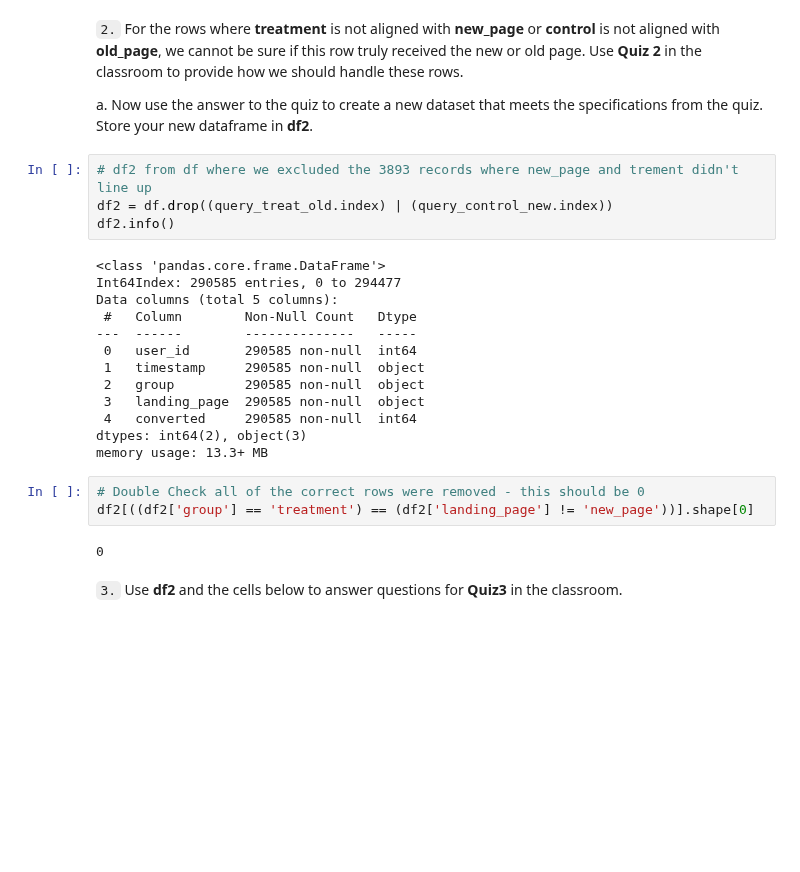
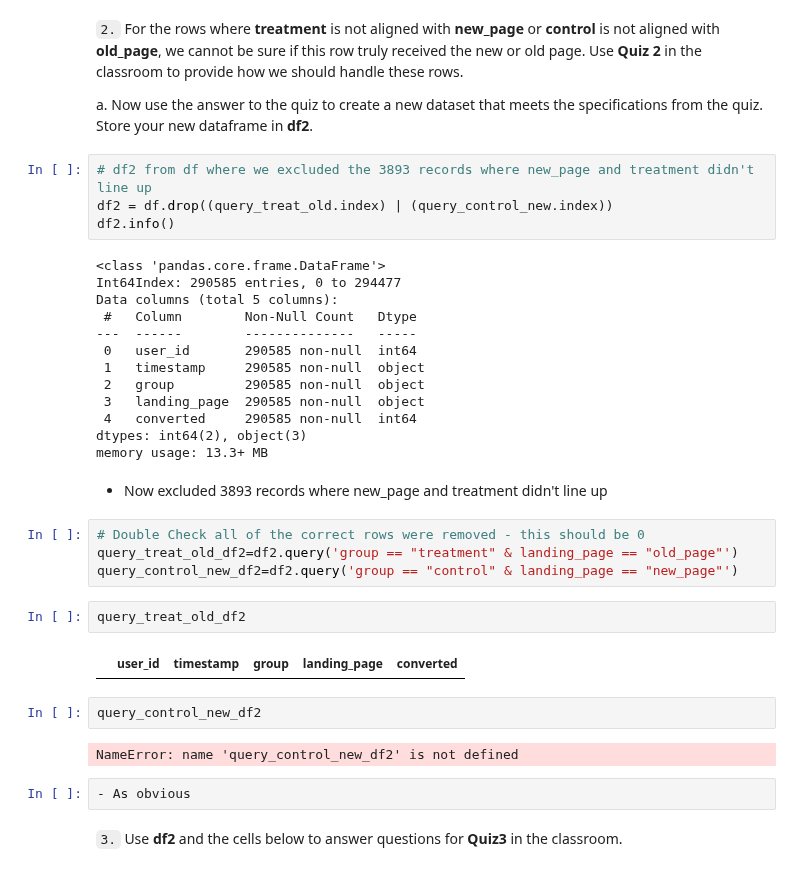
Before and after one commit to Theabdelkader/Analyze-AB-Test-Results, a Jupyter notebook: Analyze_ab_test_results_notebook.ipynb, the cells around one changed output. Drawn from its saved outputs; the diff is of its cells as text; blank space fills up the shorter version.

```diff
--- a/Analyze_ab_test_results_notebook.ipynb
+++ b/Analyze_ab_test_results_notebook.ipynb
@@ -97,7 +97,7 @@ memory usage: 11.2+ MB
 
 a. Now use the answer to the quiz to create a new dataset that meets the specifications from the quiz.  Store your new dataframe in **df2**.
 # %%
-# df2 from df where we excluded the 3893 records where new_page and trement didn't line up
+# df2 from df where we excluded the 3893 records where new_page and treatment didn't line up
 df2 = df.drop((query_treat_old.index) | (query_control_new.index))
 df2.info()
 # %% [output]
@@ -113,11 +113,22 @@ Data columns (total 5 columns):
  4   converted     290585 non-null  int64
 dtypes: int64(2), object(3)
 memory usage: 13.3+ MB
+# %% [markdown]
+- Now excluded 3893 records where new_page and treatment didn't line up
 # %%
 # Double Check all of the correct rows were removed - this should be 0
-df2[((df2['group'] == 'treatment') == (df2['landing_page'] != 'new_page'))].shape[0]
+query_treat_old_df2=df2.query('group == "treatment" & landing_page == "old_page"')
+query_control_new_df2=df2.query('group == "control" & landing_page == "new_page"')
-# %% [output]
-0
+# %%
+query_treat_old_df2
+# %% [output]
+|  | user_id | timestamp | group | landing_page | converted |
+# %%
+query_control_new_df2
+# %% [output]
+NameError: name 'query_control_new_df2' is not defined
+# %%
+- As obvious
 # %% [markdown]
 `3.` Use **df2** and the cells below to answer questions for **Quiz3** in the classroom.
 # %% [markdown]
```
Also changed, not shown: parts of 23 cells of this notebook.
